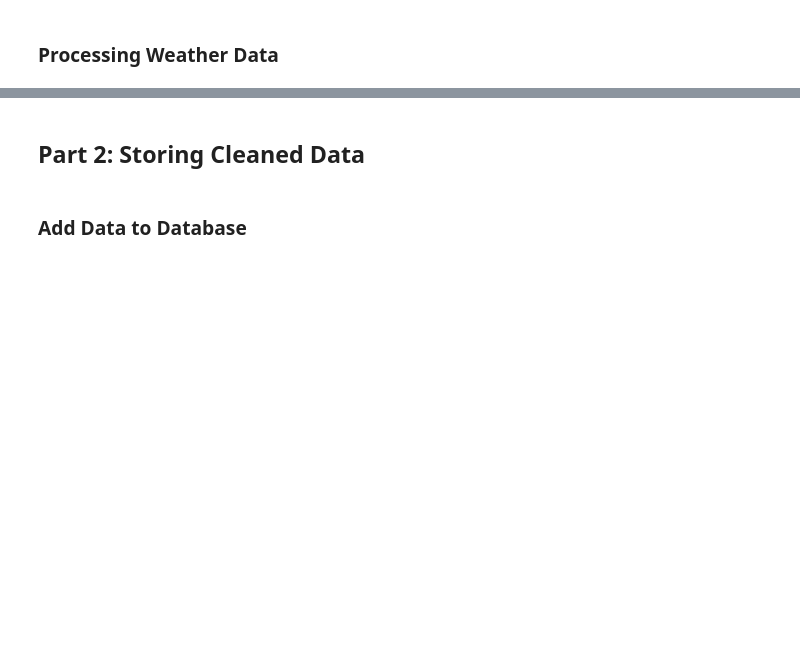
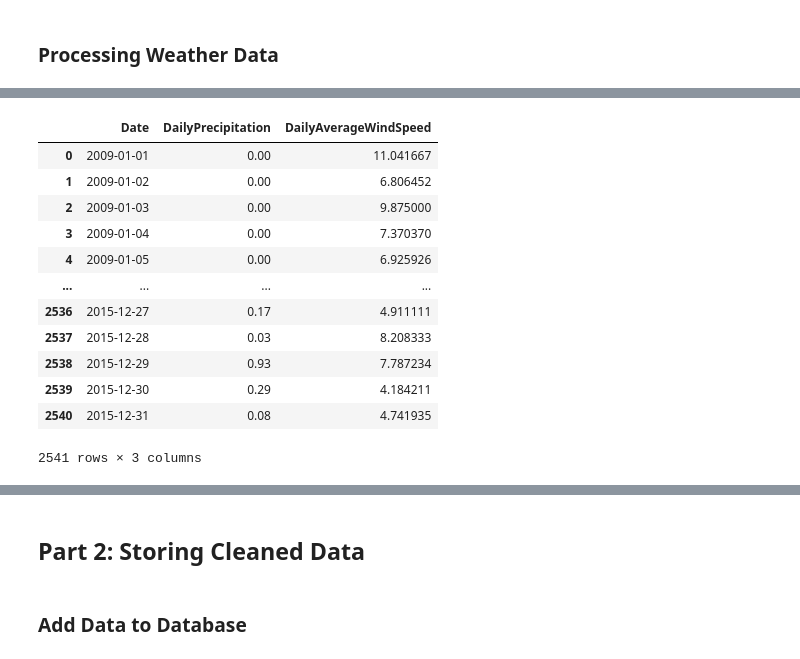
Before and after one commit to ZenanPeng/ZenanPeng-Final-Project, a Jupyter notebook: Project.ipynb, the cells around one changed output, grey strips where cells are left out. Saved outputs shown, nothing was run; the diff lists cells and outputs as text; code cells hidden in the pictures; blank space fills up the shorter version.

```diff
--- a/Project.ipynb
+++ b/Project.ipynb
@@ -585,2 +697,18 @@ daily_data.head()
+# %%
+daily_data
+# %% [output]
+|  | Date | DailyPrecipitation | DailyAverageWindSpeed |
+| 0 | 2009-01-01 | 0.00 | 11.041667 |
+| 1 | 2009-01-02 | 0.00 | 6.806452 |
+| 2 | 2009-01-03 | 0.00 | 9.875000 |
+| 3 | 2009-01-04 | 0.00 | 7.370370 |
+| 4 | 2009-01-05 | 0.00 | 6.925926 |
+| ... | ... | ... | ... |
+| 2536 | 2015-12-27 | 0.17 | 4.911111 |
+| 2537 | 2015-12-28 | 0.03 | 8.208333 |
+| 2538 | 2015-12-29 | 0.93 | 7.787234 |
+| 2539 | 2015-12-30 | 0.29 | 4.184211 |
+| 2540 | 2015-12-31 | 0.08 | 4.741935 |
+2541 rows × 3 columns
 # %%
 sun_data.head()
```
Also changed, not shown: parts of 24 cells of this notebook.
